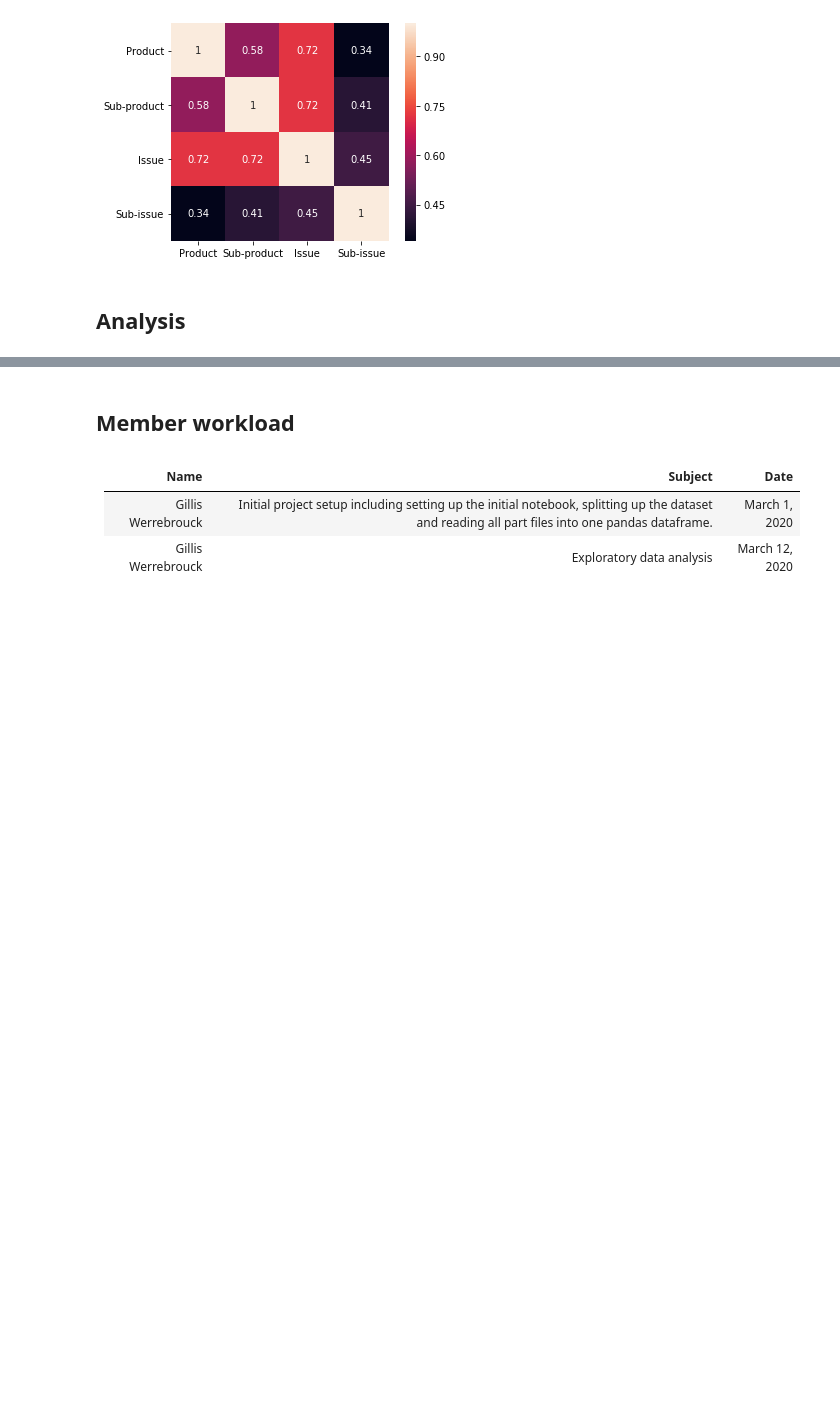
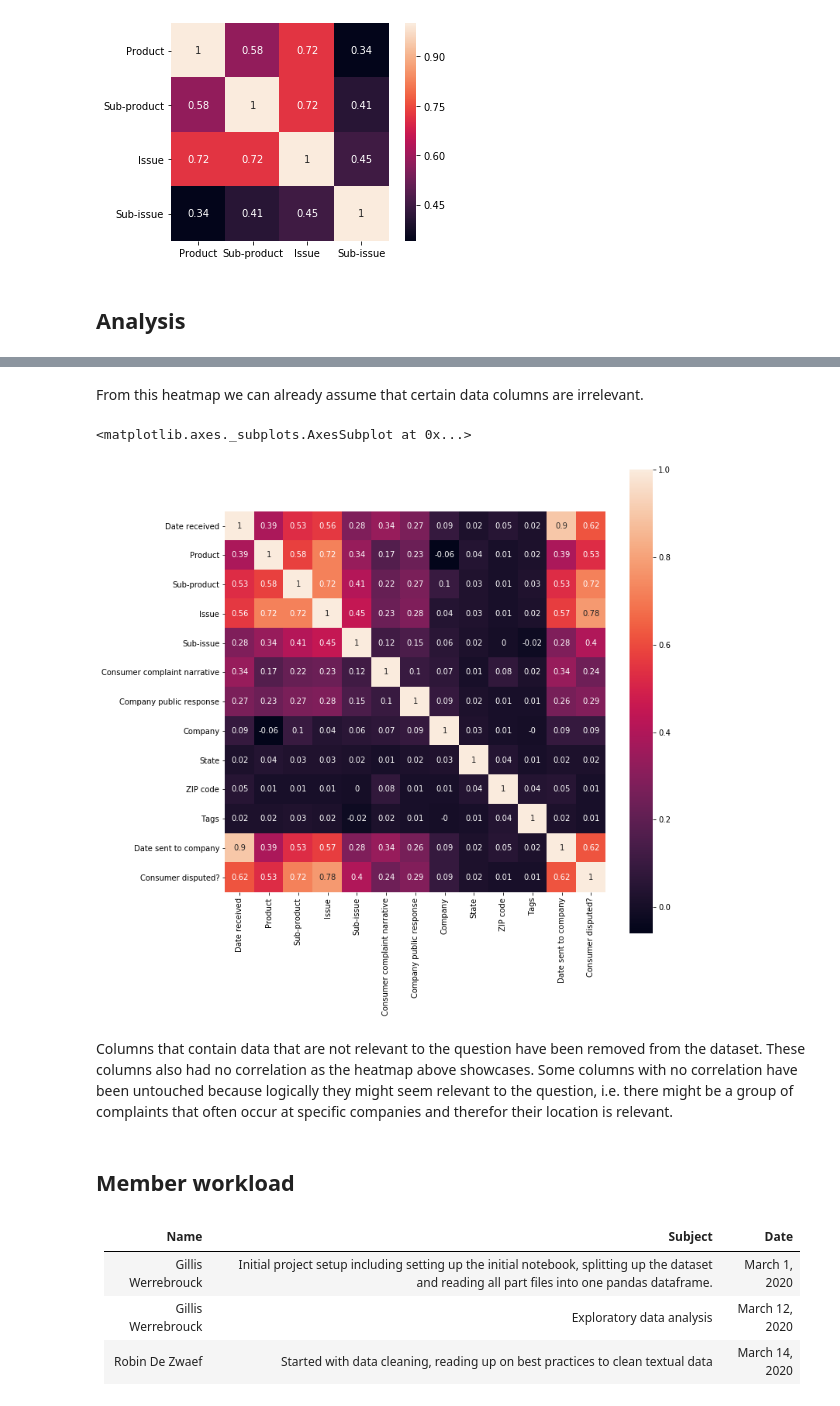
Before and after one commit to GillisWerrebrouck/UGent_Machine-Learning-Project, a Jupyter notebook: project-notebook.ipynb, the cells around one changed output, grey strips where cells are left out. Cells and saved outputs as stored; diff of their text form; code cells hidden in the pictures; blank space fills up the shorter version.

```diff
--- a/project-notebook.ipynb
+++ b/project-notebook.ipynb
@@ -189,3 +215,22 @@ sns.heatmap(data=corr, annot=True, square=True)
+# %% [markdown]
+From this heatmap we can already assume that certain data columns are irrelevant.
+# %%
+cleaned_dataset = dataset.drop(['Unnamed: 0', 'Consumer consent provided?', 'Submitted via', 'Timely response?', 'Complaint ID', 'Company response to consumer'], axis=1)
+cleaned_dataset
+
+factorized_cleaned_dataset = cleaned_dataset.apply(lambda x: pd.factorize(x)[0])
+
+corr = factorized_cleaned_dataset.corr().round(2)
+
+f, ax = plt.subplots(figsize=(11,11))
+sns.heatmap(data=corr, annot=True, square=True)
+# %% [output]
+<matplotlib.axes._subplots.AxesSubplot at 0x...>
+[figure, added]
+# %% [markdown]
+Columns that contain data that are not relevant to the question have been removed from the dataset.
+These columns also had no correlation as the heatmap above showcases.
+Some columns with no correlation have been untouched because logically they might seem relevant to the question, i.e. there might be a group of complaints that often occur at specific companies and therefor their location is relevant.
 # %% [markdown]
 ## Member workload
 # %% [markdown]
@@ -193,3 +238,4 @@ sns.heatmap(data=corr, annot=True, square=True)
 | :--- | :--- | :--- |
 | Gillis Werrebrouck | Initial project setup including setting up the initial notebook, splitting up the dataset and reading all part files into one pandas dataframe. | March 1, 2020 |
 | Gillis Werrebrouck | Exploratory data analysis | March 12, 2020 |
+| Robin De Zwaef | Started with data cleaning, reading up on best practices to clean textual data | March 14, 2020
```
Also changed, not shown: parts of 3 cells of this notebook.
